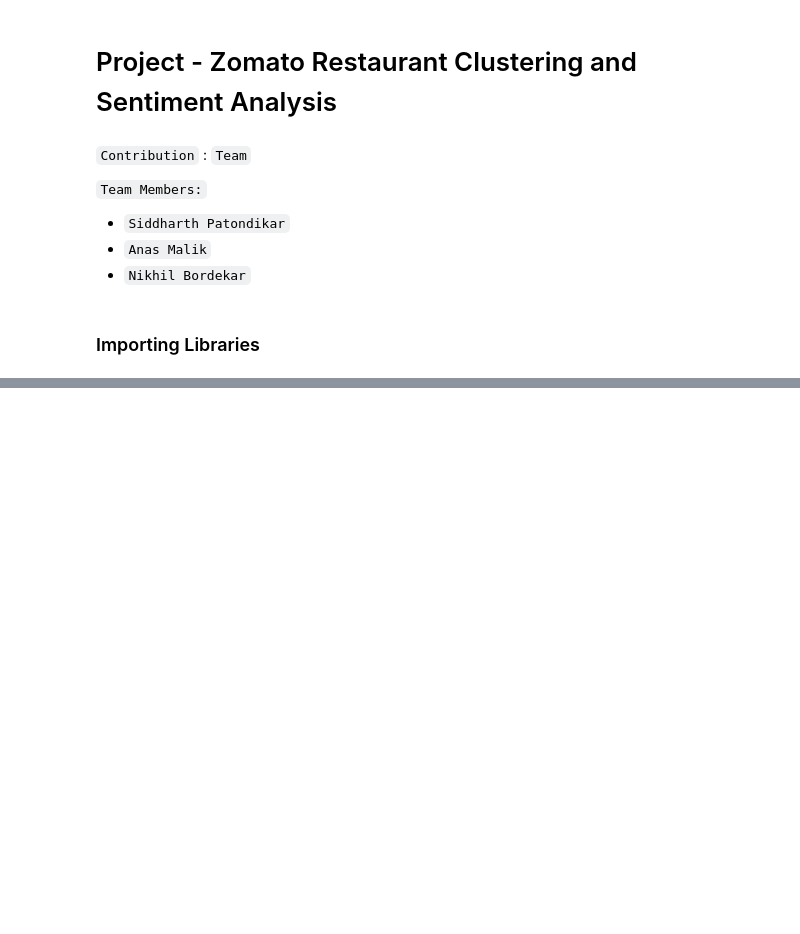
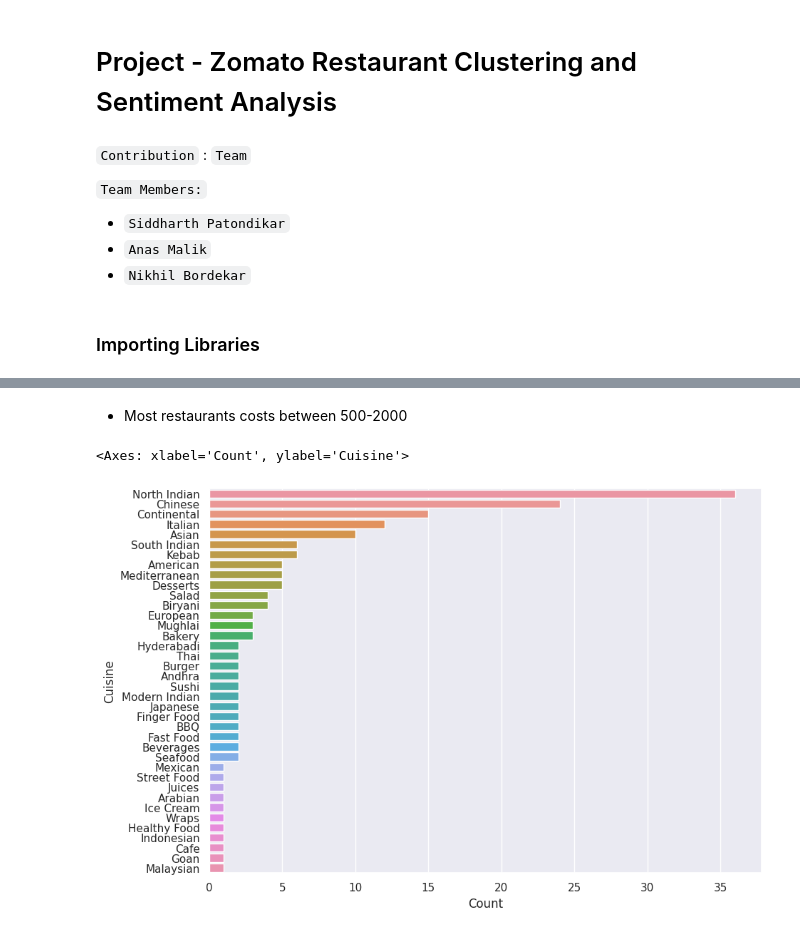
Before and after one commit to sidpatondikar/Capstone-Zomato-Restaurant-Clustering-and-Sentiment-Analysis, a Jupyter notebook: Zomato_Restaurant_Clustering.ipynb, the cells around one changed output, grey strips where cells are left out. Drawn from its saved outputs; the diff is of its cells as text; code cells hidden in the pictures; blank space fills up the shorter version.

```diff
--- a/Zomato_Restaurant_Clustering.ipynb
+++ b/Zomato_Restaurant_Clustering.ipynb
@@ -76,0 +186,13 @@ memory usage: 5.0+ KB
+# %%
+def count_cuisines(dataframe):
+    # Split the comma-separated cuisines and create a list of all cuisines
+    all_cuisines = dataframe['Cuisines'].str.split(', ').explode()
+
+    # Use value_counts to count the occurrences of each cuisine
+    cuisine_counts = all_cuisines.value_counts().reset_index()
+    cuisine_counts.columns = ['Cuisine', 'Count']
+
+    return cuisine_counts
+# %%
+cuisine_counts = count_cuisines(restaurant_df_copy)
+cuisine_counts
@@ -76,0 +305,11 @@ memory usage: 5.0+ KB
+# %% [markdown]
+- Most restaurants costs between 500-2000
+# %%
+# Chart-2
+
+#Total count of each cuisine
+plt.figure(figsize=(10,7))
+sns.barplot(data=cuisine_counts, y='Cuisine',x='Count',orient='h')
+# %% [output]
+<Axes: xlabel='Count', ylabel='Cuisine'>
+[figure, added]
```
Also changed, not shown: parts of 39 cells of this notebook.
